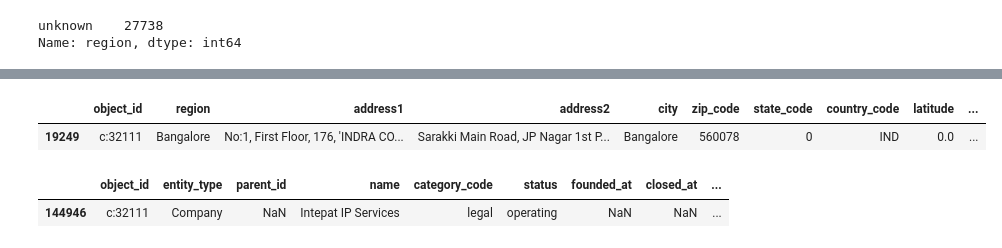
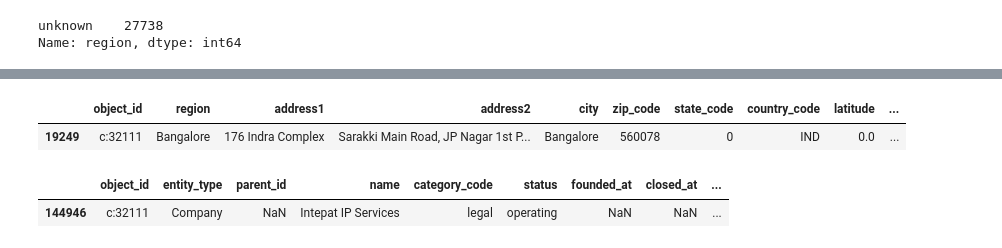
Before and after one commit to PaulIsenberg/FWIP_Venture, a Jupyter notebook: ETL2.0.ipynb, the cells around one changed output, grey strips where cells are left out. Cells and saved outputs as stored; diff of their text form; code cells hidden in the pictures.

```diff
--- a/ETL2.0.ipynb
+++ b/ETL2.0.ipynb
@@ -262,8 +213,8 @@ Name: zip_code, Length: 50080, dtype: object
 # %%
-office_clean[office_clean['object_id']=='c:32111']
+offices_clean[offices_clean['object_id']=='c:32111']
 # %% [output]
 |  | object_id | region | address1 | address2 | city | zip_code | state_code | country_code | latitude | ... |
-| 19249 | c:32111 | Bangalore | No:1, First Floor, 176, 'INDRA CO... | Sarakki Main Road, JP Nagar 1st P... | Bangalore | 560078 | 0 | IND | 0.0 | ... |
+| 19249 | c:32111 | Bangalore | 176 Indra Complex | Sarakki Main Road, JP Nagar 1st P... | Bangalore | 560078 | 0 | IND | 0.0 | ... |
 # %%
 objects[objects['object_id']=='c:32111']
 # %% [output]
```
Also changed, not shown: parts of 25 cells of this notebook.
